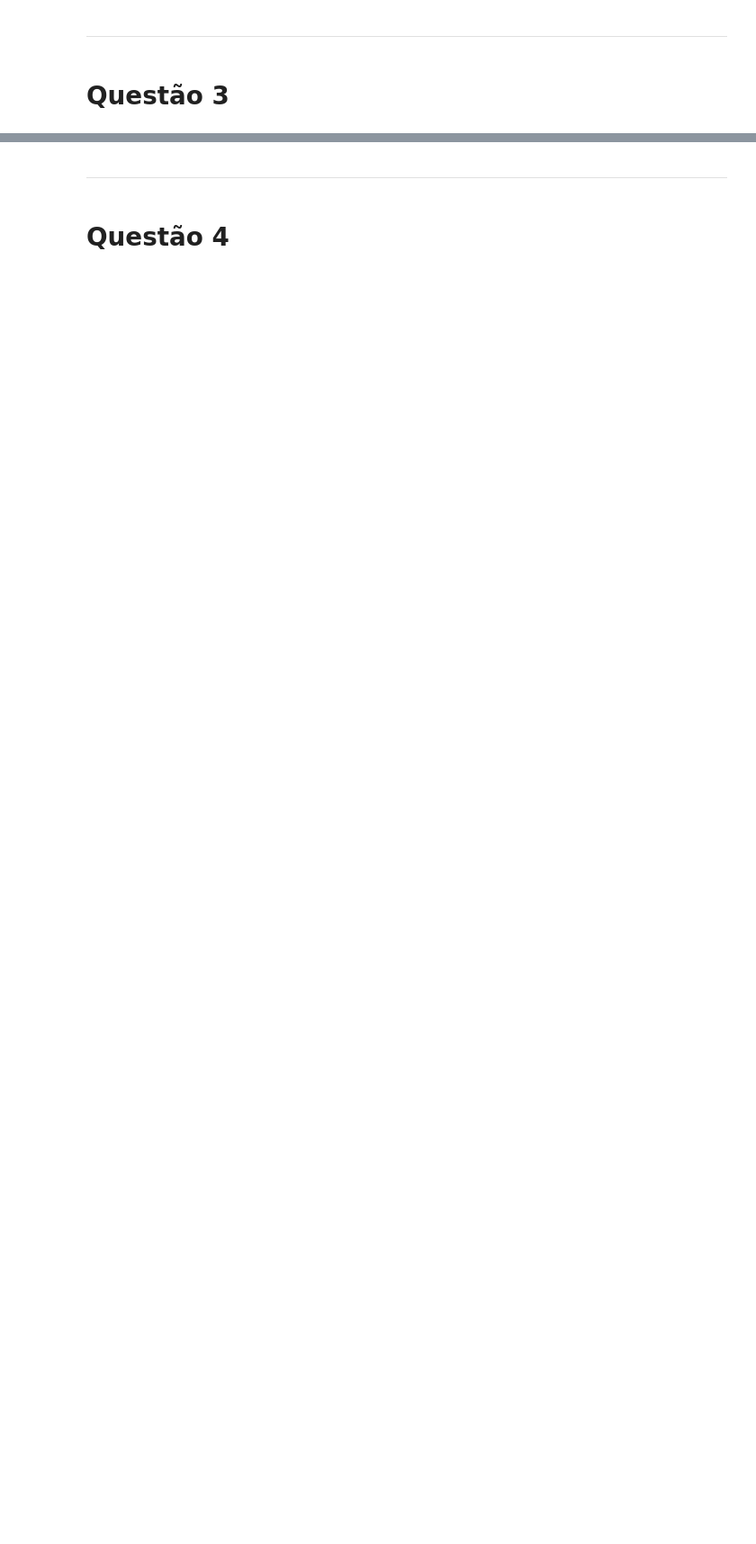
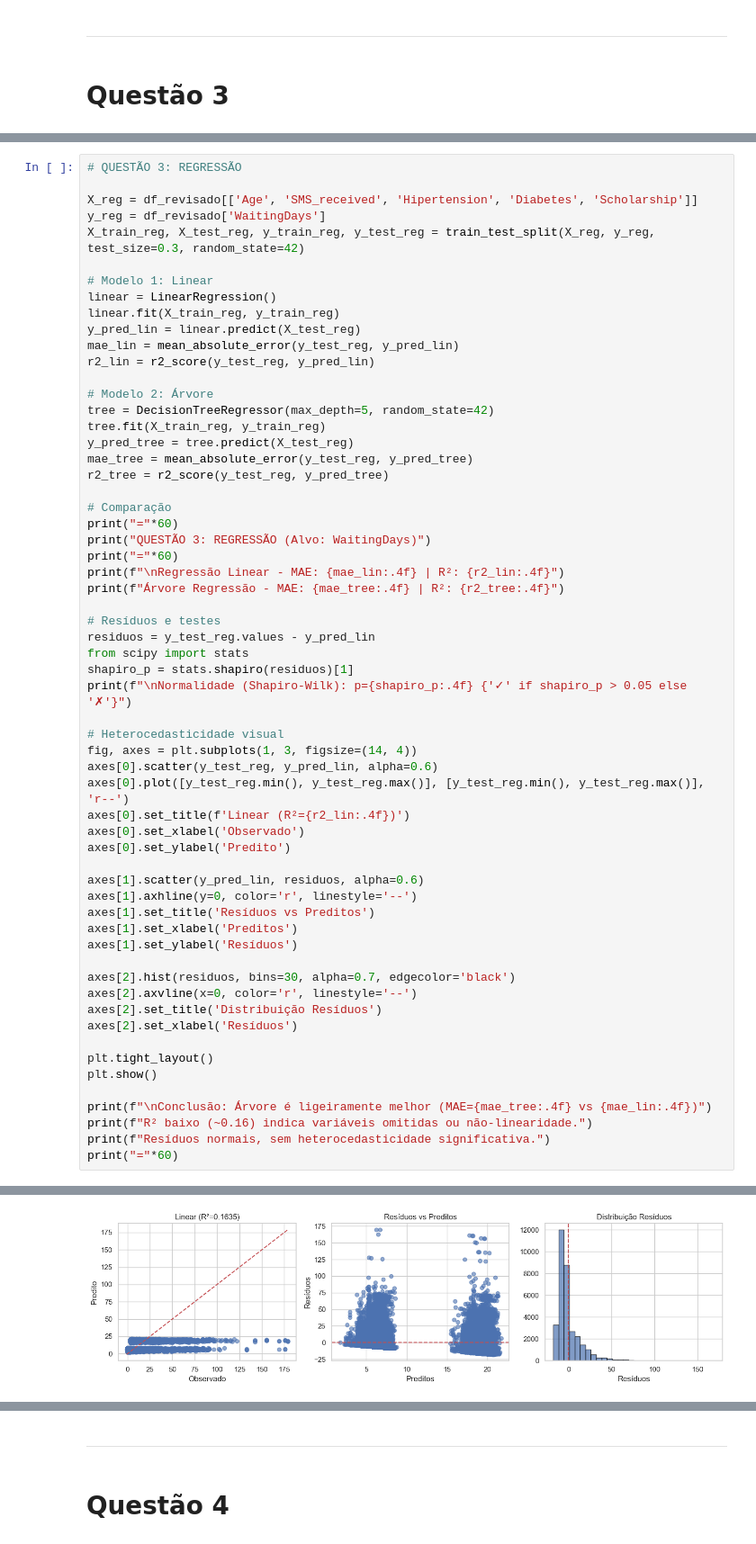
Before and after one commit to leandrowanderley/DataScience_UFAL, a Jupyter notebook: Lista 2/lista.ipynb, the cells around one changed output, grey strips where cells are left out. Shown at 90% size. Saved outputs shown, nothing was run; the diff lists cells and outputs as text; blank space fills up the shorter version.

```diff
--- a/Lista 2/lista.ipynb
+++ b/Lista 2/lista.ipynb
@@ -287,0 +191,61 @@ Total de outliers identificados (Resíduo Studentizado > 3): 0
+# %%
+# QUESTÃO 3: REGRESSÃO
+
+X_reg = df_revisado[['Age', 'SMS_received', 'Hipertension', 'Diabetes', 'Scholarship']]
+y_reg = df_revisado['WaitingDays']
+X_train_reg, X_test_reg, y_train_reg, y_test_reg = train_test_split(X_reg, y_reg, test_size=0.3, random_state=42)
+
+# Modelo 1: Linear
+linear = LinearRegression()
+linear.fit(X_train_reg, y_train_reg)
+y_pred_lin = linear.predict(X_test_reg)
+mae_lin = mean_absolute_error(y_test_reg, y_pred_lin)
+r2_lin = r2_score(y_test_reg, y_pred_lin)
+
+# Modelo 2: Árvore
+tree = DecisionTreeRegressor(max_depth=5, random_state=42)
+tree.fit(X_train_reg, y_train_reg)
+y_pred_tree = tree.predict(X_test_reg)
+mae_tree = mean_absolute_error(y_test_reg, y_pred_tree)
+r2_tree = r2_score(y_test_reg, y_pred_tree)
+
+# Comparação
+print("="*60)
+print("QUESTÃO 3: REGRESSÃO (Alvo: WaitingDays)")
+print("="*60)
+print(f"\nRegressão Linear - MAE: {mae_lin:.4f} | R²: {r2_lin:.4f}")
+print(f"Árvore Regressão - MAE: {mae_tree:.4f} | R²: {r2_tree:.4f}")
+
+# Resíduos e testes
+residuos = y_test_reg.values - y_pred_lin
+from scipy import stats
+shapiro_p = stats.shapiro(residuos)[1]
+print(f"\nNormalidade (Shapiro-Wilk): p={shapiro_p:.4f} {'✓' if shapiro_p > 0.05 else '✗'}")
+
+# Heterocedasticidade visual
+fig, axes = plt.subplots(1, 3, figsize=(14, 4))
+axes[0].scatter(y_test_reg, y_pred_lin, alpha=0.6)
+axes[0].plot([y_test_reg.min(), y_test_reg.max()], [y_test_reg.min(), y_test_reg.max()], 'r--')
+axes[0].set_title(f'Linear (R²={r2_lin:.4f})')
+axes[0].set_xlabel('Observado')
+axes[0].set_ylabel('Predito')
+
+axes[1].scatter(y_pred_lin, residuos, alpha=0.6)
+axes[1].axhline(y=0, color='r', linestyle='--')
+axes[1].set_title('Resíduos vs Preditos')
+axes[1].set_xlabel('Preditos')
+axes[1].set_ylabel('Resíduos')
+
+axes[2].hist(residuos, bins=30, alpha=0.7, edgecolor='black')
+axes[2].axvline(x=0, color='r', linestyle='--')
+axes[2].set_title('Distribuição Resíduos')
+axes[2].set_xlabel('Resíduos')
+
+plt.tight_layout()
+plt.show()
+
+print(f"\nConclusão: Árvore é ligeiramente melhor (MAE={mae_tree:.4f} vs {mae_lin:.4f})")
+print(f"R² baixo (~0.16) indica variáveis omitidas ou não-linearidade.")
+print(f"Resíduos normais, sem heterocedasticidade significativa.")
+print("="*60)
+# %% [output]
@@ -287,0 +260 @@ Total de outliers identificados (Resíduo Studentizado > 3): 0
+[figure, added]
```
Also changed, not shown: parts of 32 cells of this notebook.
